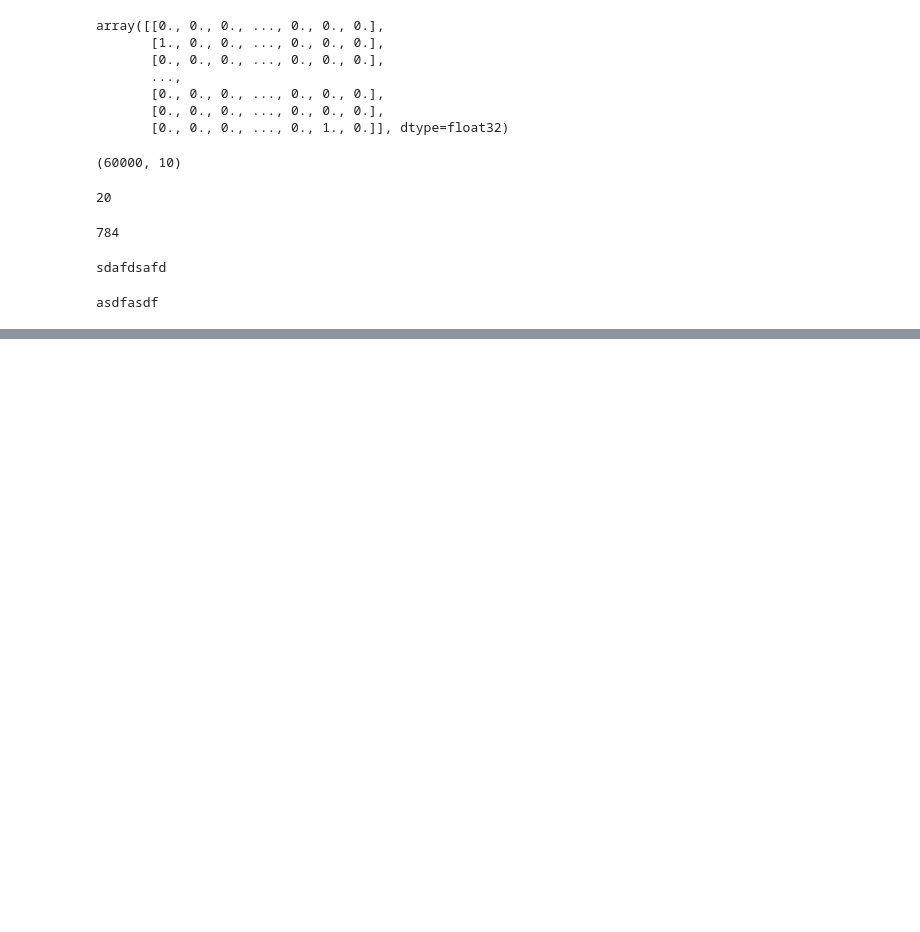
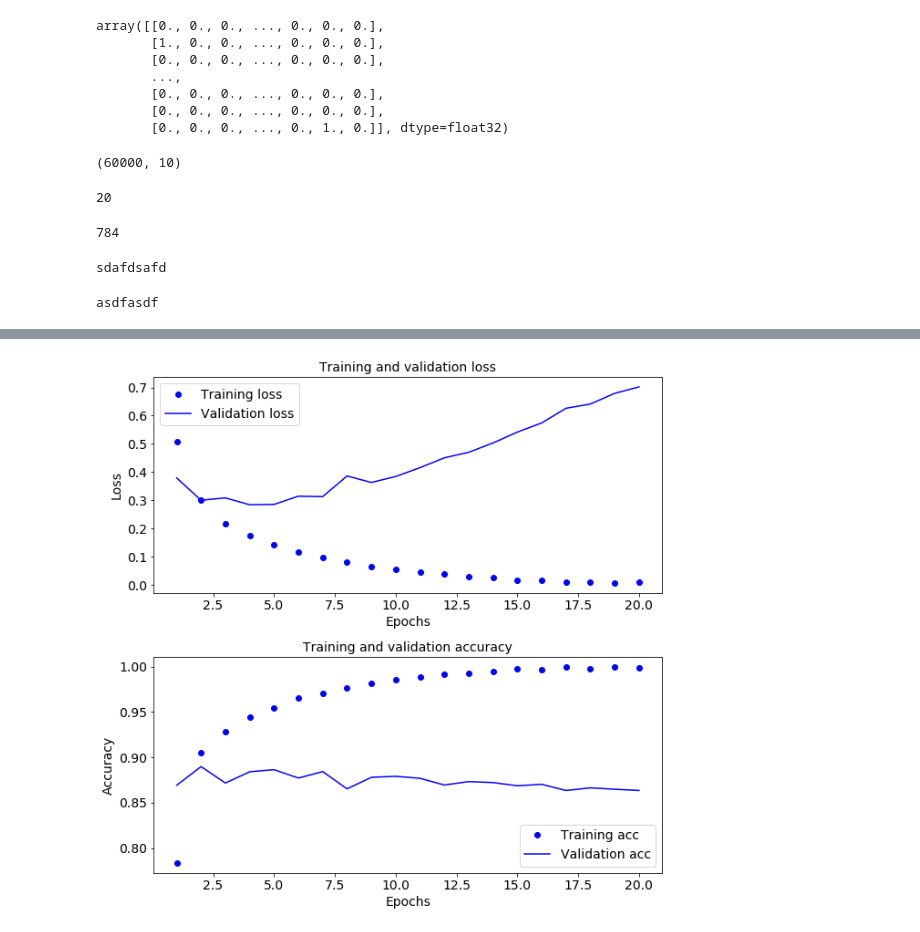
Before and after one commit to xiaoli1368/NoteFor3.1-deep-learning-with-python, a Jupyter notebook: smallCode.ipynb, the cells around one changed output, grey strips where cells are left out. Cells and saved outputs as stored; diff of their text form; code cells hidden in the pictures; blank space fills up the shorter version.

```diff
--- a/smallCode.ipynb
+++ b/smallCode.ipynb
@@ -232,0 +254,4 @@ asdfasdf
+# %%
+(train_data, train_labels), (test_data, test_labels) = imdb.load_data(num_words = 10000)
+print(train_data.shape)
+print(train_labels.shape)
@@ -232,0 +328,75 @@ asdfasdf
+# %%
+# 3.3
+from keras.datasets import imdb
+from keras import models
+from keras import layers
+import numpy as np
+import matplotlib.pyplot as plt
+
+
+def vectorize_sequences(sequences, dimension = 10000):
+    results = np.zeros((len(sequences), dimension))
+    for i, sequence in enumerate(sequences):
+        results[i, sequence] = 1.
+    return results # 这个地方，刚才缩进不正确，导致结果差的太大了
+
+
+(train_data, train_labels), (test_data, test_labels) = imdb.load_data(num_words = 10000)
+x_train = vectorize_sequences(train_data)
+x_test  = vectorize_sequences(test_data)
+y_train = np.asarray(train_labels).astype('float32')
+y_test  = np.asarray(test_labels).astype('float32')
+
+x_val           = x_train[:10000]
+partial_x_train = x_train[10000:]
+y_val           = y_train[:10000]
+partial_y_train = y_train[10000:]
+
+model = models.Sequential()
+model.add(layers.Dense(16, activation = 'relu', input_shape = (10000,)))
+model.add(layers.Dense(16, activation = 'relu'))
+model.add(layers.Dense(1 , activation = 'sigmoid'))
+
+model.compile(optimizer = 'rmsprop',
+              loss      = 'binary_crossentropy',
+              metrics   = ['acc'])
+
+history = model.fit(partial_x_train,
+                    partial_y_train,
+                    epochs = 20,
+                    batch_size = 512,
+                    validation_data = (x_val, y_val))
+
+# 结果绘图
+history_dict    = history.history
+loss_values     = history_dict['loss']
+val_loss_values = history_dict['val_loss']
+acc             = history_dict['acc']
+val_acc         = history_dict['val_acc']
+
+epochs = range(1, len(loss_values) + 1)
+
+plt.figure(figsize=(10, 10))                         # 设置图片画布大小
+plt.subplots_adjust(wspace = 0.1, hspace = 0.3)      # 设置子图间隔大小
+plt.subplot(2, 1, 1)
+plt.plot(epochs, loss_values, 'bo', label = 'Training loss')
+plt.plot(epochs, val_loss_values, 'b', label = 'Validation loss')
+plt.title('Training and validation loss', fontsize = 14)
+plt.xlabel('Epochs', fontsize = 14)
+plt.ylabel('Loss', fontsize = 14)
+plt.xticks(fontsize = 14)                        # 设置x刻度大小
+plt.yticks(fontsize = 14)                        # 设置y刻度大小
+plt.legend(fontsize = 14)
+
+plt.subplot(2, 1, 2)
+plt.plot(epochs, acc, 'bo', label='Training acc')
+plt.plot(epochs, val_acc, 'b', label='Validation acc')
+plt.title('Training and validation accuracy', fontsize = 14)
+plt.xlabel('Epochs', fontsize = 14)
+plt.ylabel('Accuracy', fontsize = 14)
+plt.xticks(fontsize = 14)                        # 设置x刻度大小
+plt.yticks(fontsize = 14)                        # 设置y刻度大小
+plt.legend(fontsize = 14)
+
+plt.show()
+# %% [output]
@@ -232,0 +420 @@ asdfasdf
+[figure, added]
```
Also changed, not shown: parts of 21 cells of this notebook, 6 other files.
